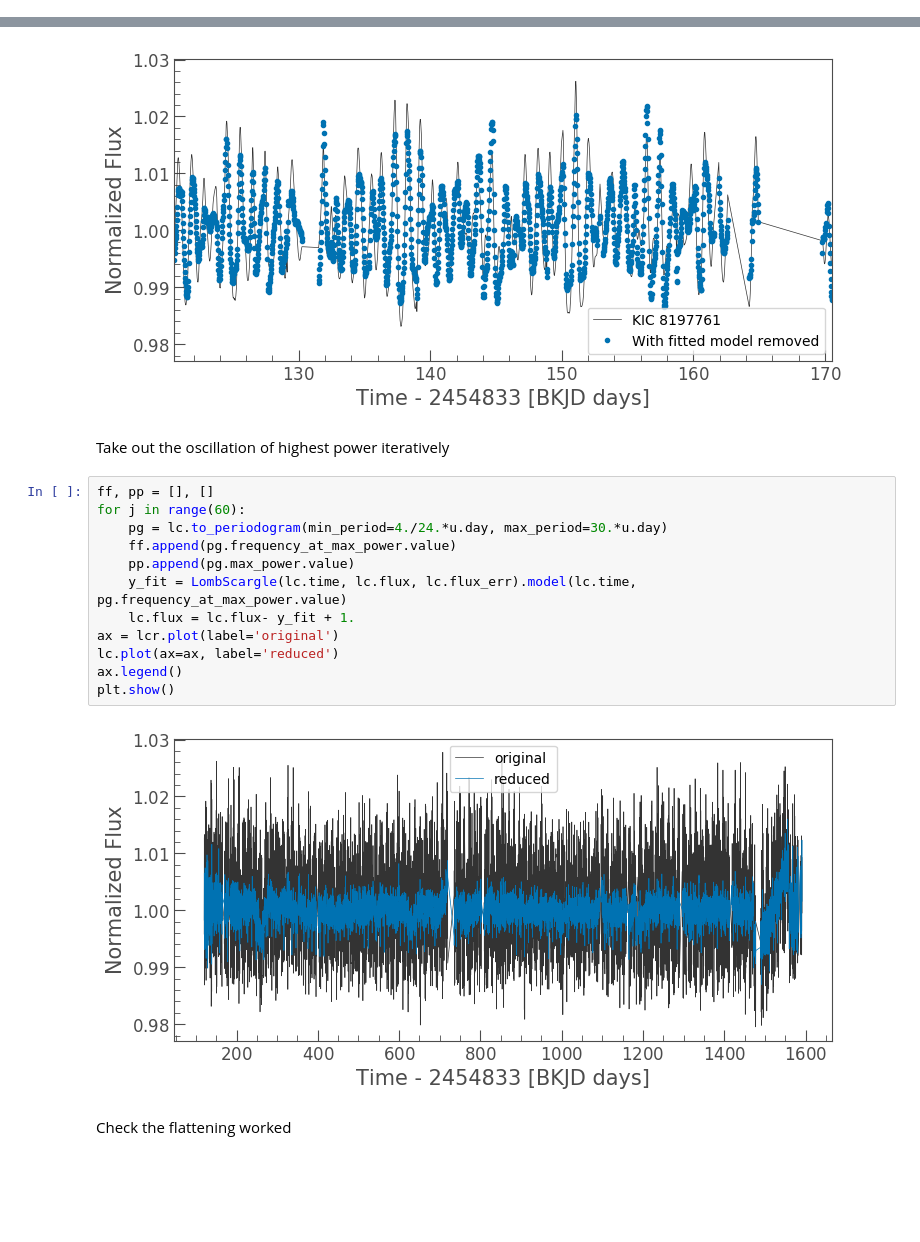
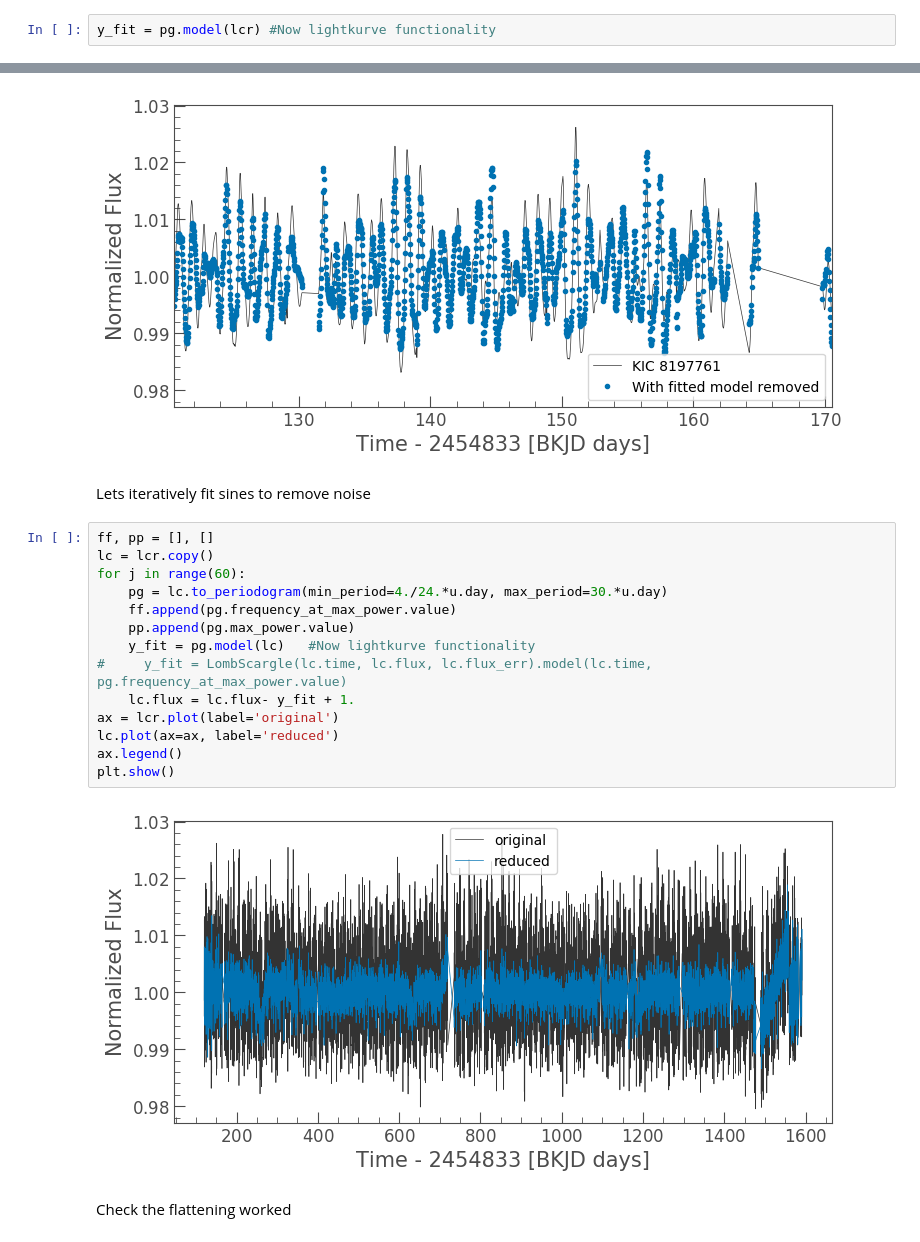
Before and after one commit to ojhall94/keplergohacks, a Jupyter notebook: #310.ipynb, the cells around one changed output, grey strips where cells are left out. Cells and saved outputs as stored; diff of their text form; blank space fills up the shorter version.

Commit message:
Added pg.model() to lightkurve

```diff
--- a/#310.ipynb
+++ b/#310.ipynb
@@ -52,3 +50,5 @@ y_fit = LombScargle(lcr.time, lcr.flux, lcr.flux_err).model(lcr.time, pg.frequen
+# %%
+y_fit = pg.model(lcr) #Now lightkurve functionality
 # %%
 ax = lcr.plot()
 ax.plot(lcr.time,lcr.flux-y_fit+1,'.', label='With fitted model removed')
@@ -57,22 +57,24 @@ ax.set_xlim(lcr.time.min(),lcr.time.min()+50)
 # %% [output]
 (120.53833690600732, 170.53833690600732)
 [figure]
-# %% [markdown]
-Take out the oscillation of highest power iteratively
+# %% [markdown]
+Lets iteratively fit sines to remove noise
 # %%
 ff, pp = [], []
+lc = lcr.copy()
 for j in range(60):
     pg = lc.to_periodogram(min_period=4./24.*u.day, max_period=30.*u.day)
     ff.append(pg.frequency_at_max_power.value)
     pp.append(pg.max_power.value)
-    y_fit = LombScargle(lc.time, lc.flux, lc.flux_err).model(lc.time, pg.frequency_at_max_power.value)
+    y_fit = pg.model(lc)   #Now lightkurve functionality
+#     y_fit = LombScargle(lc.time, lc.flux, lc.flux_err).model(lc.time, pg.frequency_at_max_power.value)
     lc.flux = lc.flux- y_fit + 1.
 ax = lcr.plot(label='original')
 lc.plot(ax=ax, label='reduced')
 ax.legend()
 plt.show()
 # %% [output]
-[figure, old version]
+[figure, new version]
 # %% [markdown]
 Check the flattening worked
 # %%
```
Also changed, not shown: parts of 3 cells of this notebook.
